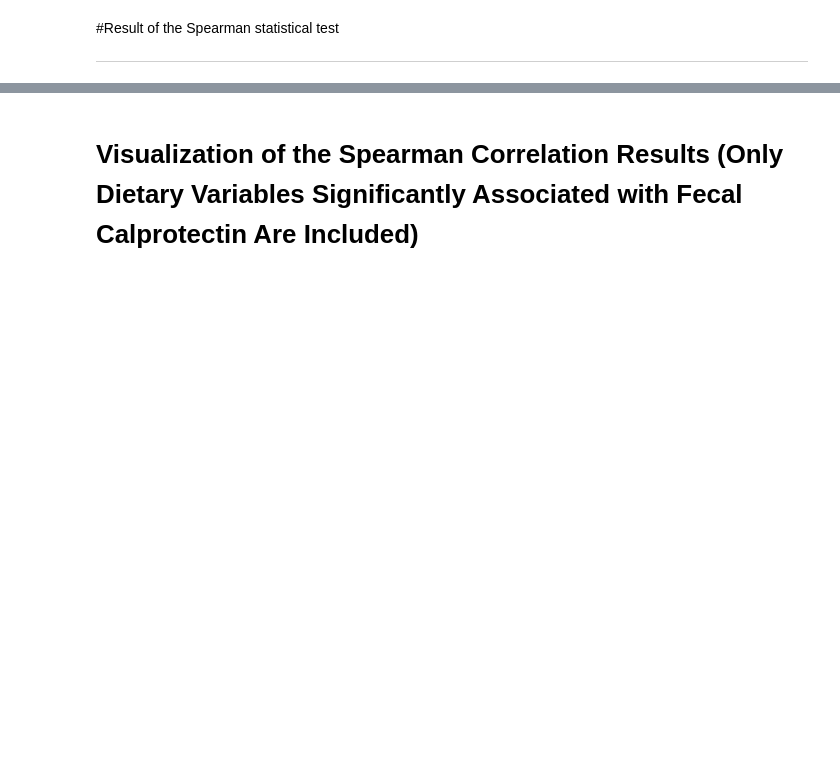
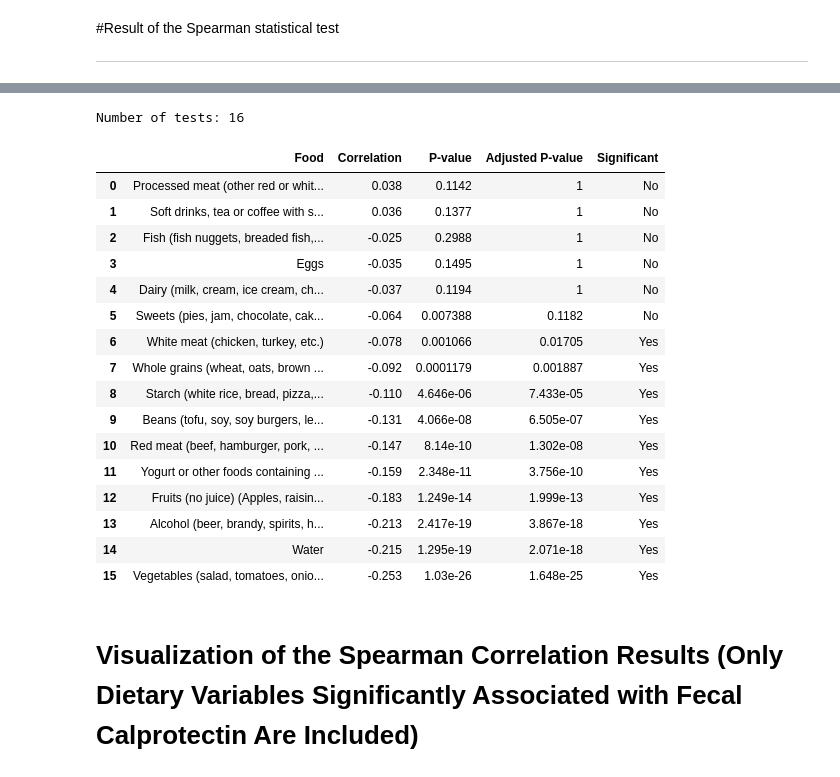
Before and after one commit to NooraZhang/IBD-diet-and-inflammation-analysis, a Jupyter notebook: IBDMDB_analysis.ipynb, the cells around one changed output, grey strips where cells are left out. Cells and saved outputs as stored; diff of their text form; code cells hidden in the pictures; blank space fills up the shorter version.

```diff
--- a/IBDMDB_analysis.ipynb
+++ b/IBDMDB_analysis.ipynb
@@ -327,3 +253,74 @@ print(results_df.to_string())
+# %%
+from scipy.stats import spearmanr
+from statsmodels.stats.multitest import multipletests
+import pandas as pd
+import numpy as np
+
+# 每次运行时清空旧结果
+results = []
+
+for col in dietary_cols:
+    temp = df_clean[[col, 'fecalcal']].dropna()
+
+    corr, pval = spearmanr(
+        temp[col],
+        temp['fecalcal']
+    )
+
+    results.append({
+        'Food': col,
+        'Correlation': corr,
+        'P-value': pval
+    })
+
+# 重新创建，而不是追加到旧表
+results_df = pd.DataFrame(results)
+
+# Bonferroni correction（共16次检验）
+results_df['Adjusted P-value'] = multipletests(
+    results_df['P-value'],
+    method='bonferroni'
+)[1]
+
+results_df['Significant'] = np.where(
+    results_df['Adjusted P-value'] < 0.05,
+    'Yes',
+    'No'
+)
+
+results_df = results_df.sort_values(
+    'Correlation',
+    ascending=False
+).reset_index(drop=True)
+
+print("Number of tests:", len(results_df))
+
+display(
+    results_df.style.format({
+        'Correlation': '{:.3f}',
+        'P-value': '{:.4g}',
+        'Adjusted P-value': '{:.4g}'
+    })
+)
+# %% [output]
+Number of tests: 16
+|  | Food | Correlation | P-value | Adjusted P-value | Significant |
+| 0 | Processed meat (other red or whit... | 0.038 | 0.1142 | 1 | No |
+| 1 | Soft drinks, tea or coffee with s... | 0.036 | 0.1377 | 1 | No |
+| 2 | Fish (fish nuggets, breaded fish,... | -0.025 | 0.2988 | 1 | No |
+| 3 | Eggs | -0.035 | 0.1495 | 1 | No |
+| 4 | Dairy (milk, cream, ice cream, ch... | -0.037 | 0.1194 | 1 | No |
+| 5 | Sweets (pies, jam, chocolate, cak... | -0.064 | 0.007388 | 0.1182 | No |
+| 6 | White meat (chicken, turkey, etc.) | -0.078 | 0.001066 | 0.01705 | Yes |
+| 7 | Whole grains (wheat, oats, brown ... | -0.092 | 0.0001179 | 0.001887 | Yes |
+| 8 | Starch (white rice, bread, pizza,... | -0.110 | 4.646e-06 | 7.433e-05 | Yes |
+| 9 | Beans (tofu, soy, soy burgers, le... | -0.131 | 4.066e-08 | 6.505e-07 | Yes |
+| 10 | Red meat (beef, hamburger, pork, ... | -0.147 | 8.14e-10 | 1.302e-08 | Yes |
+| 11 | Yogurt or other foods containing ... | -0.159 | 2.348e-11 | 3.756e-10 | Yes |
+| 12 | Fruits (no juice) (Apples, raisin... | -0.183 | 1.249e-14 | 1.999e-13 | Yes |
+| 13 | Alcohol (beer, brandy, spirits, h... | -0.213 | 2.417e-19 | 3.867e-18 | Yes |
+| 14 | Water | -0.215 | 1.295e-19 | 2.071e-18 | Yes |
+| 15 | Vegetables (salad, tomatoes, onio... | -0.253 | 1.03e-26 | 1.648e-25 | Yes |
 # %% [markdown]
 # Visualization of the Spearman Correlation Results (Only Dietary Variables Significantly Associated with Fecal Calprotectin Are Included)
 # %%
```
Also changed, not shown: parts of 23 cells of this notebook.
